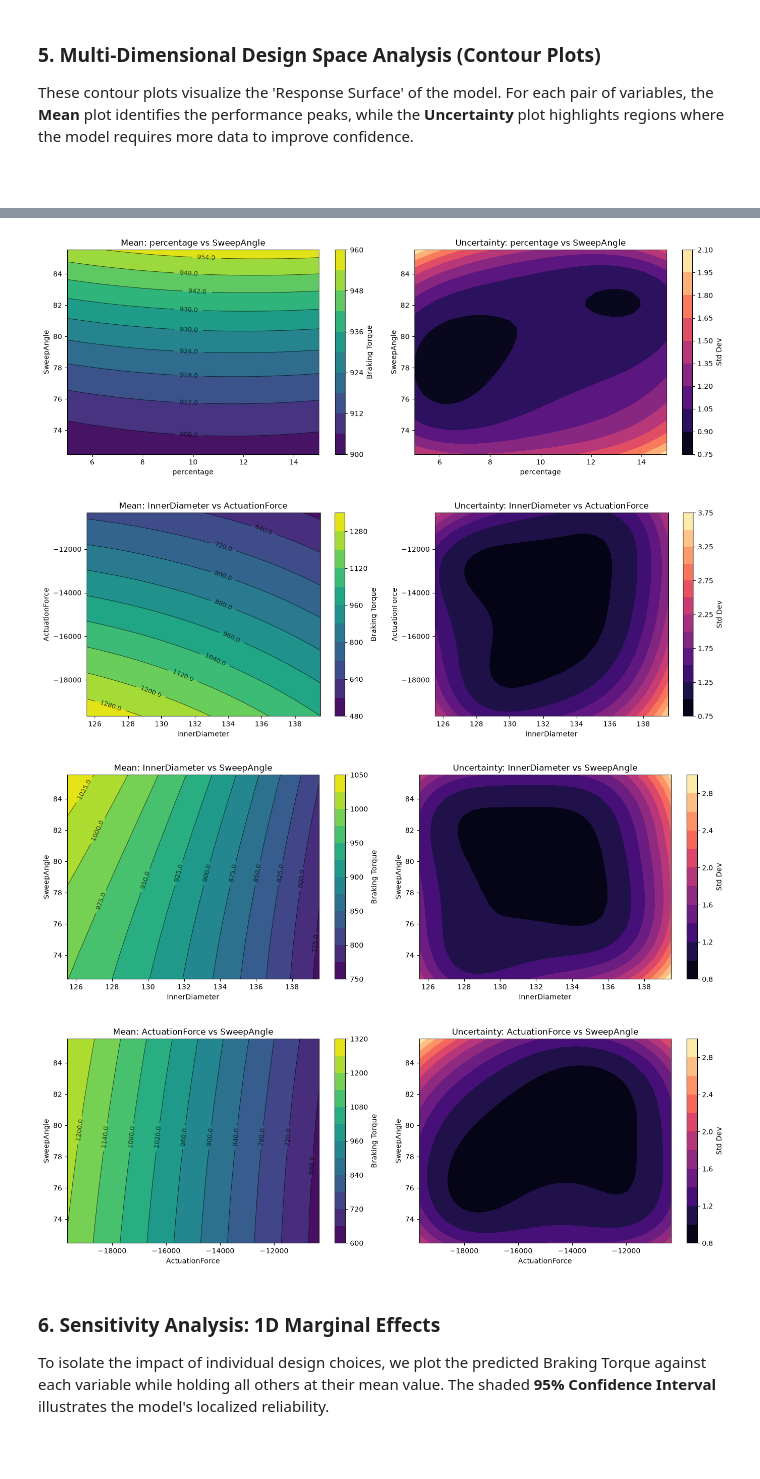
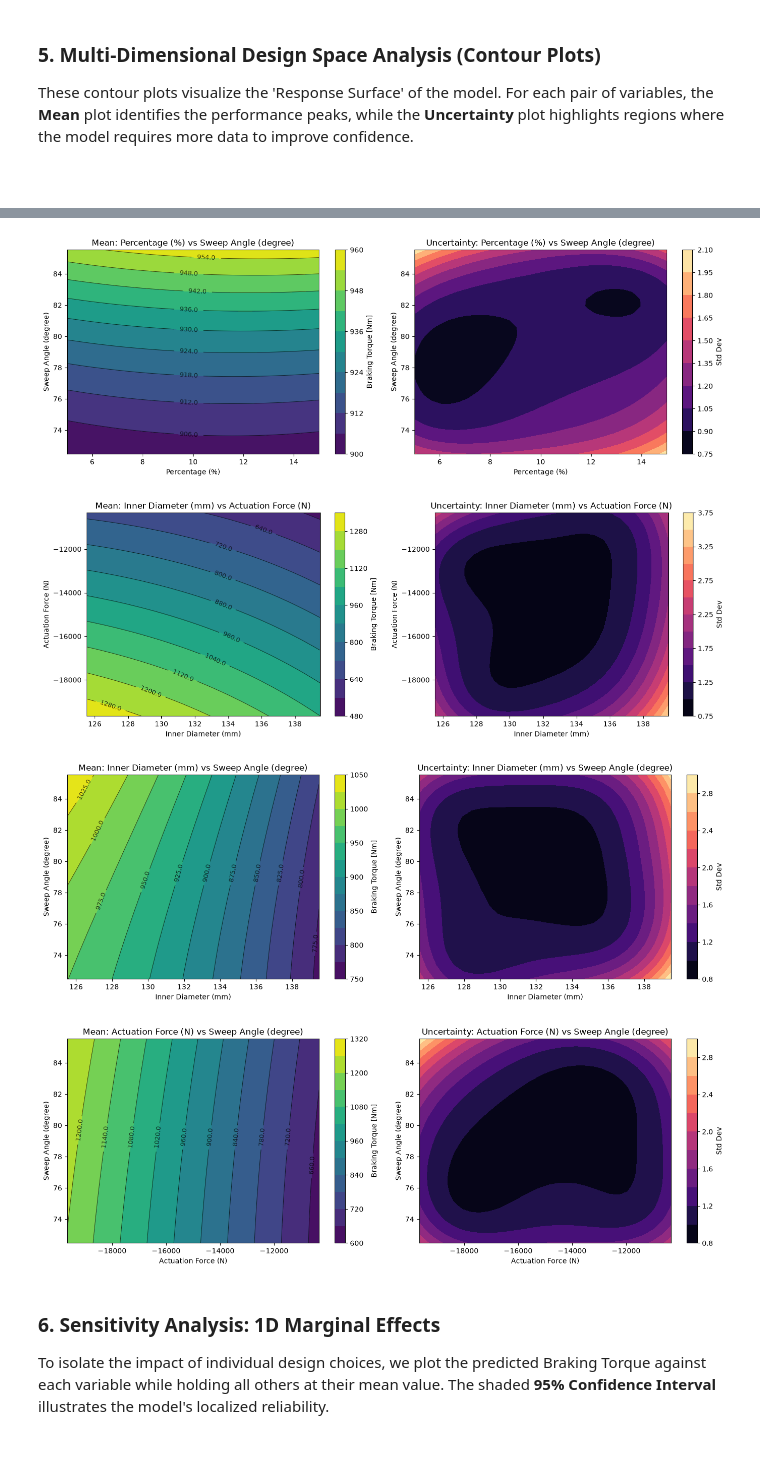
Before and after one commit to RezkiMeidiono/Brake-Pad-Optimization, a Jupyter notebook: BrakePadOptm.ipynb, the cells around one changed output, grey strips where cells are left out. Cells and saved outputs as stored; diff of their text form; code cells hidden in the pictures.

```diff
--- a/BrakePadOptm.ipynb
+++ b/BrakePadOptm.ipynb
@@ -277,8 +277,12 @@ These contour plots visualize the 'Response Surface' of the model. For each pair
 import itertools
 
 features = ['percentage', 'InnerDiameter', 'ActuationForce', 'SweepAngle']
+features_disp = ['Percentage (%)', 'Inner Diameter (mm)', 'Actuation Force (N)', 'Sweep Angle (degree)']
 combinations = list(itertools.combinations(features, 2))
 n_points = 30 # Reduced for plotting speed
+
+#Mapping Feature and Feature_Disp
+name_map=dict(zip(features,features_disp))
 
 for feat1, feat2 in combinations:
     x1_range = np.linspace(X[feat1].min(), X[feat1].max(), n_points)
@@ -296,12 +300,16 @@ for feat1, feat2 in combinations:
     Z_mu = y_mu.reshape(n_points, n_points)
     Z_std = y_std.reshape(n_points, n_points)
 
+    # Use the mapping for labels
+    disp_feat1 = name_map[feat1]
+    disp_feat2 = name_map[feat2]
+
     fig, (ax1, ax2) = plt.subplots(1, 2, figsize=(14, 5))
 
     # Plot Mean
     # 1. Contour Plot
     c1 = ax1.contourf(X1, X2, Z_mu, levels=10, cmap='viridis')
-    fig.colorbar(c1, ax=ax1, label='Braking Torque')
+    fig.colorbar(c1, ax=ax1, label='Braking Torque [Nm]')
 
     # 2. Contour Line Plot
 
@@ -309,17 +317,17 @@ for feat1, feat2 in combinations:
     ax1.clabel(lines, inline=True, fontsize=9, fmt='%.1f') # fmt untuk mengatur desimal
 
     # 3. Label and Title
-    ax1.set_title(f'Mean: {feat1} vs {feat2}')
-    ax1.set_xlabel(feat1)
-    ax1.set_ylabel(feat2)
+    ax1.set_title(f'Mean: {disp_feat1} vs {disp_feat2}')
+    ax1.set_xlabel(disp_feat1)
+    ax1.set_ylabel(disp_feat2)
 
 
     # Plot Std Dev
     c2 = ax2.contourf(X1, X2, Z_std, levels=10, cmap='magma')
     fig.colorbar(c2, ax=ax2, label='Std Dev')
-    ax2.set_title(f'Uncertainty: {feat1} vs {feat2}')
-    ax2.set_xlabel(feat1)
-    ax2.set_ylabel(feat2)
+    ax2.set_title(f'Uncertainty: {disp_feat1} vs {disp_feat2}')
+    ax2.set_xlabel(disp_feat1)
+    ax2.set_ylabel(disp_feat2)
 
     plt.tight_layout()
     plt.show()
@@ -329,7 +337,7 @@ for feat1, feat2 in combinations:
-[figure, old version]
+[figure, new version]
-[figure, old version]
+[figure, new version]
-[figure, old version]
+[figure, new version]
-[figure, old version]
+[figure, new version]
 # %% [markdown]
 
 ### 6. Sensitivity Analysis: 1D Marginal Effects
```
Also changed, not shown: parts of 7 cells of this notebook, 1 other file.
